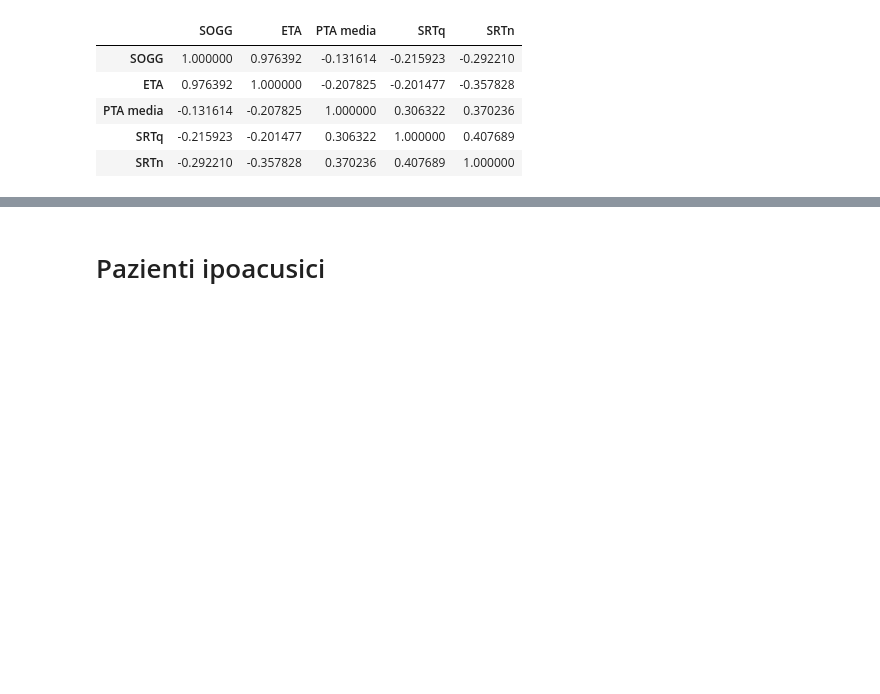
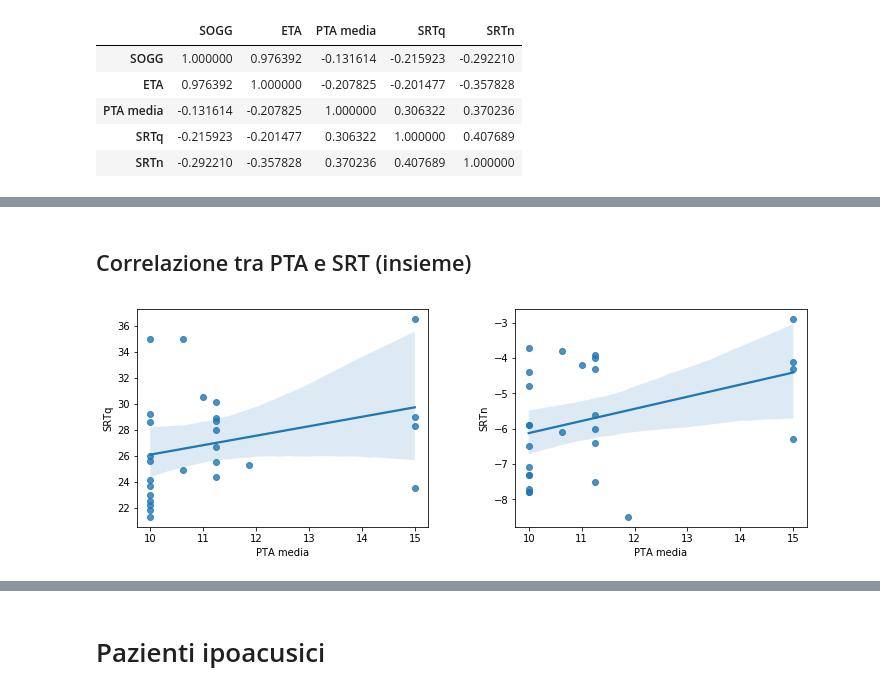
Before and after one commit to stellalessandra/analisi_tesi_med, a Jupyter notebook: analisi_tesi_med.ipynb, the cells around one changed output, grey strips where cells are left out. Drawn from its saved outputs; the diff is of its cells as text; code cells hidden in the pictures; blank space fills up the shorter version.

```diff
--- a/analisi_tesi_med.ipynb
+++ b/analisi_tesi_med.ipynb
@@ -111,0 +151,10 @@ normoacusici.corr()
+# %% [markdown]
+## Correlazione tra PTA e SRT (insieme)
+# %%
+fig, axes = plt.subplots(1,2, figsize = (12,4))
+fig.subplots_adjust(wspace=0.3)
+sns.regplot(x='PTA media', y='SRTq', data=normoacusici, ax = axes[0])
+sns.regplot(x='PTA media', y='SRTn', data=normoacusici, ax = axes[1])
+fig.savefig('figure/PTA_vs_SRT_insieme_normoacusici.png')
+# %% [output]
+[figure, added]
```
Also changed, not shown: parts of 45 cells of this notebook.
